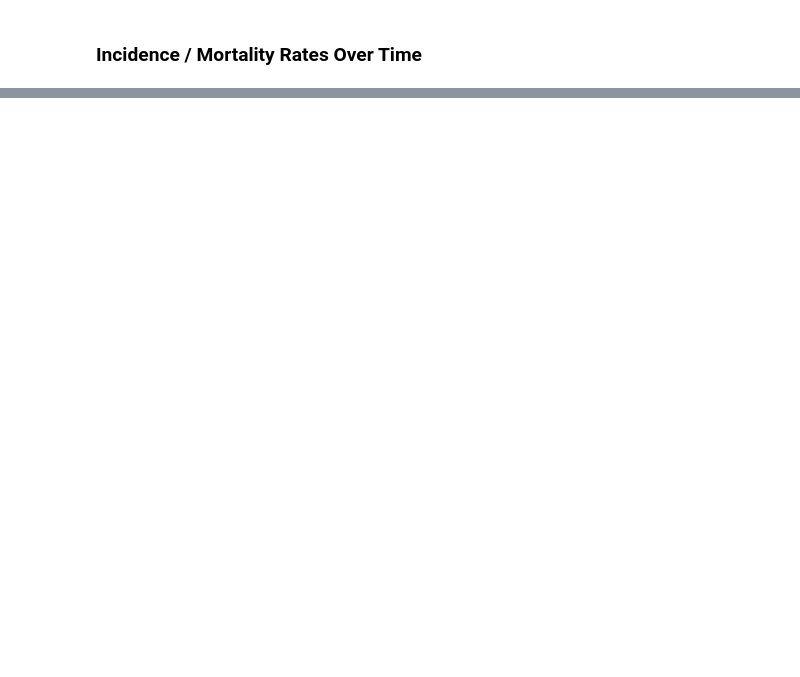
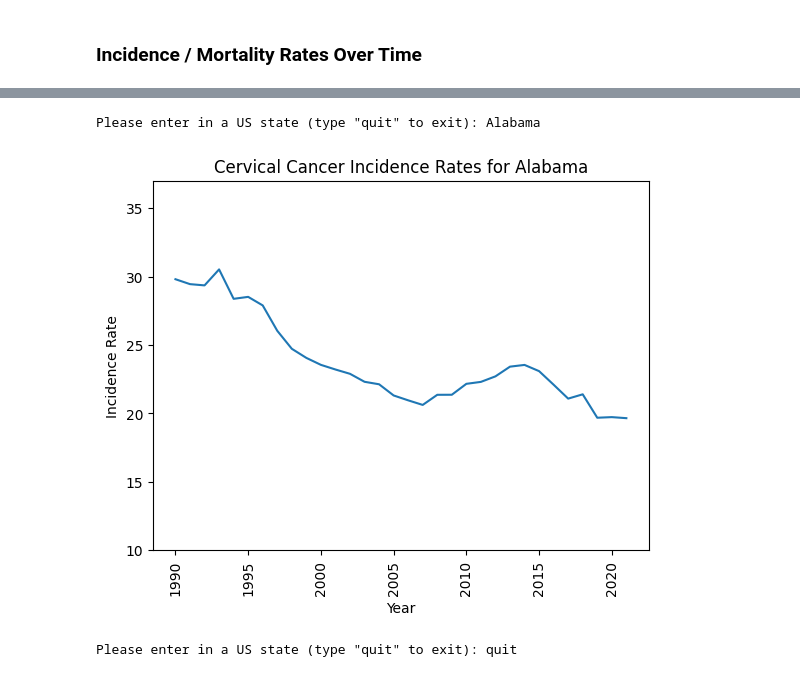
Before and after one commit to maya-papaya/ads1-cervical-cancer-analysis, a Jupyter notebook: Analysis, Exploration, & Visualization (4).ipynb, the cells around one changed output, grey strips where cells are left out. Cells and saved outputs as stored; diff of their text form; code cells hidden in the pictures; blank space fills up the shorter version.

```diff
--- a/Analysis, Exploration, & Visualization (4).ipynb
+++ b/Analysis, Exploration, & Visualization (4).ipynb
@@ -40,0 +54,23 @@ Aim for visualizations that not only look good but also provide a clear narrativ
+# %%
+# INCIDENCE RATE GRAPHS BY STATE OVER TIME
+state = input('Please enter in a US state (type "quit" to exit): ')
+
+while state != "quit":
+  query = "SELECT state, year, inc_rate FROM data WHERE state = '" + str(state) + "' ORDER BY year ASC;"
+  inc_rates = pd.read_sql(query, con)
+
+  plt.title("Cervical Cancer Incidence Rates for " + str(state))
+  plt.xlabel('Year')
+  plt.ylabel('Incidence Rate')
+  plt.ylim(10, 37)
+  plt.plot(inc_rates['year'], inc_rates['inc_rate'])
+  plt.xticks(rotation='vertical')
+  plt.show()
+
+  time.sleep(2)
+
+  state = input('Please enter in a US state (type "quit" to exit): ')
+# %% [output]
+Please enter in a US state (type "quit" to exit): Alabama
+[figure, added]
+Please enter in a US state (type "quit" to exit): quit
```
Also changed, not shown: parts of 18 cells of this notebook.
